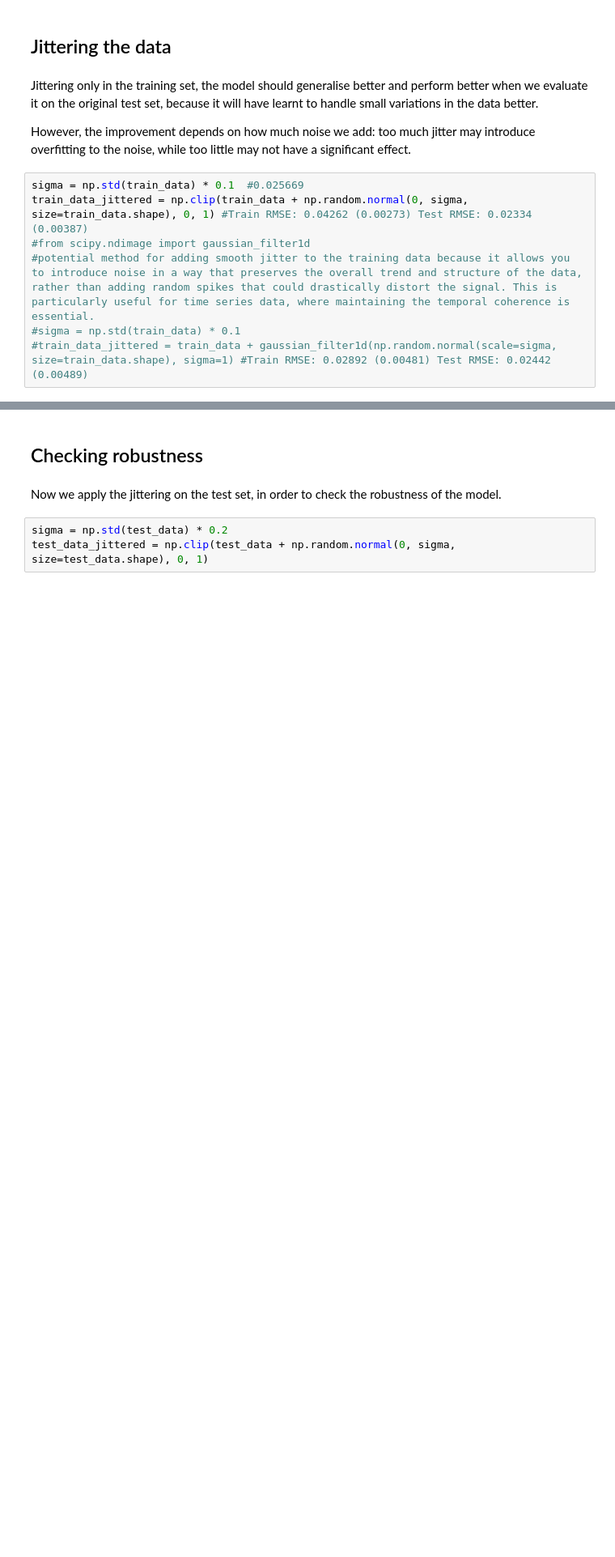
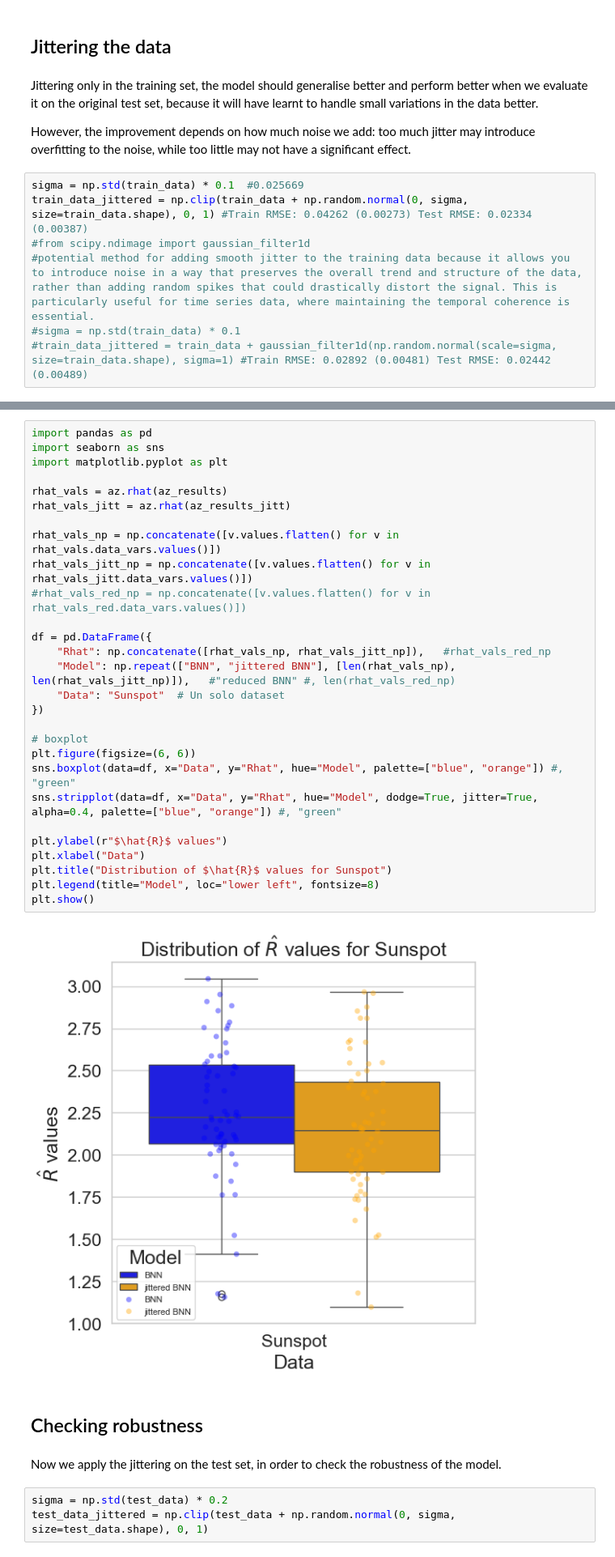
Before and after one commit to schncl/Compstats_proj, a Jupyter notebook: Jittered-Bayesian-Neural-Network.ipynb, the cells around one changed output, grey strips where cells are left out. Shown at 81% size. Saved outputs shown, nothing was run; the diff lists cells and outputs as text; blank space fills up the shorter version.

```diff
--- a/Jittered-Bayesian-Neural-Network.ipynb
+++ b/Jittered-Bayesian-Neural-Network.ipynb
@@ -788,6 +788,36 @@ Test RMSE: 0.02334 (0.00387)
 interactive(children=(Dropdown(description='Parameter:', options=('w0', 'w1', 'w2', 'w3', 'w4', 'w5', 'w6', 'w…
 <Figure size 640x480 with 0 Axes>
 ... (4 outputs left out)
+# %%
+import pandas as pd
+import seaborn as sns
+import matplotlib.pyplot as plt
+
+rhat_vals = az.rhat(az_results)
+rhat_vals_jitt = az.rhat(az_results_jitt)
+
+rhat_vals_np = np.concatenate([v.values.flatten() for v in rhat_vals.data_vars.values()])
+rhat_vals_jitt_np = np.concatenate([v.values.flatten() for v in rhat_vals_jitt.data_vars.values()])
+#rhat_vals_red_np = np.concatenate([v.values.flatten() for v in rhat_vals_red.data_vars.values()])
+
+df = pd.DataFrame({
+    "Rhat": np.concatenate([rhat_vals_np, rhat_vals_jitt_np]),   #rhat_vals_red_np
+    "Model": np.repeat(["BNN", "jittered BNN"], [len(rhat_vals_np), len(rhat_vals_jitt_np)]),   #"reduced BNN" #, len(rhat_vals_red_np)
+    "Data": "Sunspot"  # Un solo dataset
+})
+
+# boxplot
+plt.figure(figsize=(6, 6))
+sns.boxplot(data=df, x="Data", y="Rhat", hue="Model", palette=["blue", "orange"]) #, "green"
+sns.stripplot(data=df, x="Data", y="Rhat", hue="Model", dodge=True, jitter=True, alpha=0.4, palette=["blue", "orange"]) #, "green"
+
+plt.ylabel(r"$\hat{R}$ values")
+plt.xlabel("Data")
+plt.title("Distribution of $\hat{R}$ values for Sunspot")
+plt.legend(title="Model", loc="lower left", fontsize=8)
+plt.show()
+# %% [output]
+[figure, added]
 # %% [markdown]
 ## Checking robustness
 # %% [markdown]
```
Also changed, not shown: parts of 9 cells of this notebook.
